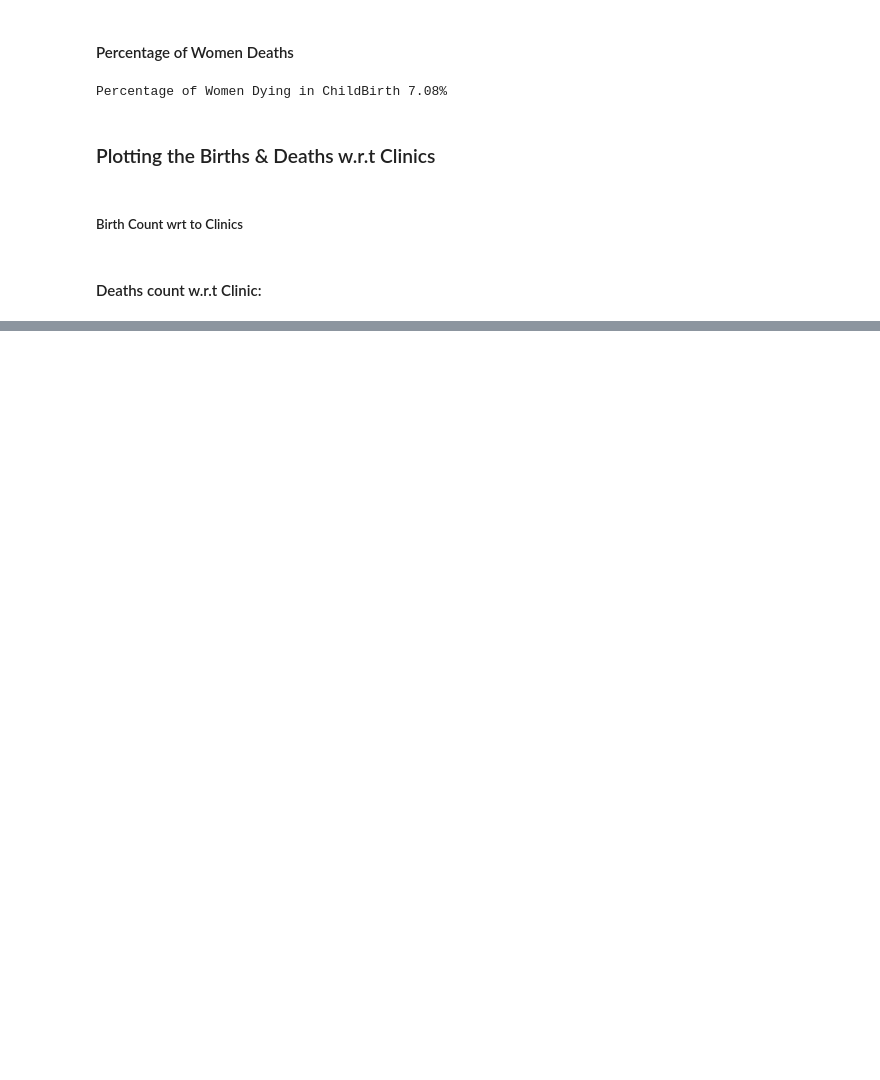
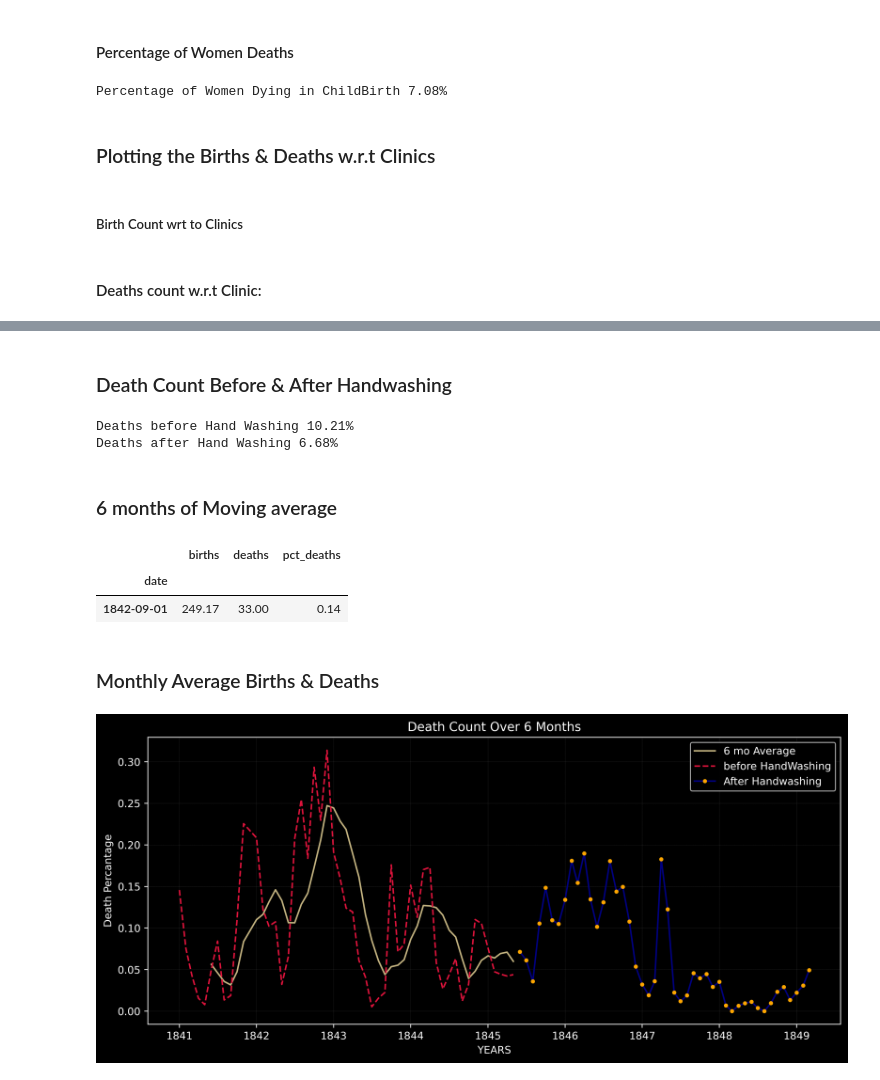
Before and after one commit to ahmedyar7/Data-Science-n-Visualization-Projects, a Jupyter notebook: Effect of Handwashing/main.ipynb, the cells around one changed output, grey strips where cells are left out. Cells and saved outputs as stored; diff of their text form; code cells hidden in the pictures; blank space fills up the shorter version.

Commit message:
Death Count over 6 Months

```diff
--- a/Effect of Handwashing/main.ipynb
+++ b/Effect of Handwashing/main.ipynb
@@ -195,0 +208,79 @@ line.show()
+# %%
+starting_date: str = "1845-06-01"
+
+pct_deaths = monthly_df["deaths"] / monthly_df["births"]
+monthly_df["pct_deaths"] = pct_deaths
+
+before_handwashing = monthly_df[monthly_df["date"] < starting_date]
+after_handwashing = monthly_df[monthly_df["date"] >= starting_date]
+# %% [markdown]
+### Death Count Before & After Handwashing
+# %%
+deaths_before_HW = (
+    before_handwashing["deaths"].sum() / before_handwashing["births"].sum() * 100
+)
+
+deaths_after_HW = (
+    after_handwashing["deaths"].sum() / after_handwashing["births"].sum() * 100
+)
+
+print(f"Deaths before Hand Washing {deaths_before_HW:.2f}%")
+print(f"Deaths after Hand Washing {deaths_after_HW:.2f}%")
+# %% [output]
+Deaths before Hand Washing 10.21%
+Deaths after Hand Washing 6.68%
+# %% [markdown]
+### 6 months of Moving average
+# %%
+rolling_df = before_handwashing.set_index("date")
+rolling_df = rolling_df.rolling(window=6).mean()
+
+rolling_df.sample()
+# %% [output]
+|  | births | deaths | pct_deaths |
+| date |  |  |  |
+| 1842-09-01 | 249.17 | 33.00 | 0.14 |
+# %% [markdown]
+### Monthly Average Births & Deaths
+# %%
+plt.figure(figsize=(12, 5), dpi=500)
+
+# Setting Labels:
+plt.title("Death Count Over 6 Months")
+plt.ylabel("Death Percantage")
+plt.xlabel("YEARS")
+
+plt.grid(visible=True, which="both", linewidth=0.1, linestyle="dotted")
+
+axis1 = plt.gca()
+
+(ma_line,) = plt.plot(
+    rolling_df.index,
+    rolling_df["pct_deaths"],
+    color="#C2B280",
+    label="6 mo Average",
+)
+
+(bw_line,) = plt.plot(
+    before_handwashing["date"],
+    before_handwashing["pct_deaths"],
+    color="crimson",
+    label="before HandWashing",
+    linestyle="--",
+)
+
+(aw_line,) = plt.plot(
+    after_handwashing["date"],
+    after_handwashing["pct_deaths"],
+    color="#000080",
+    label="After Handwashing",
+    marker=".",
+    markerfacecolor="orange",
+    markeredgecolor="orange",
+)
+
+plt.legend()
+
+plt.show()
+# %% [output]
+[figure, added]
```
Also changed, not shown: parts of 5 cells of this notebook.
